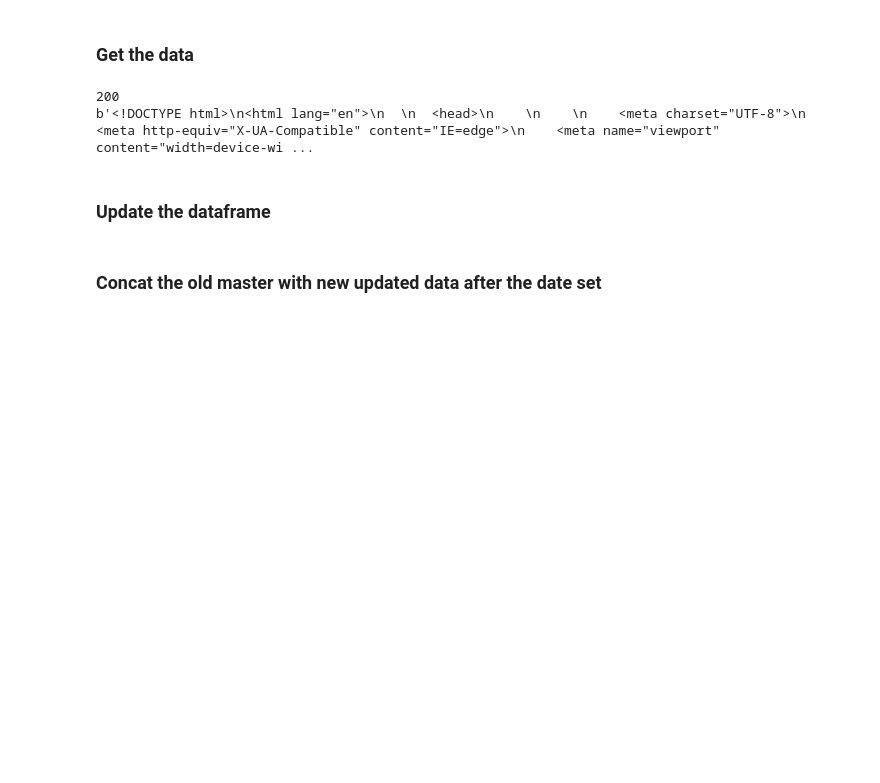
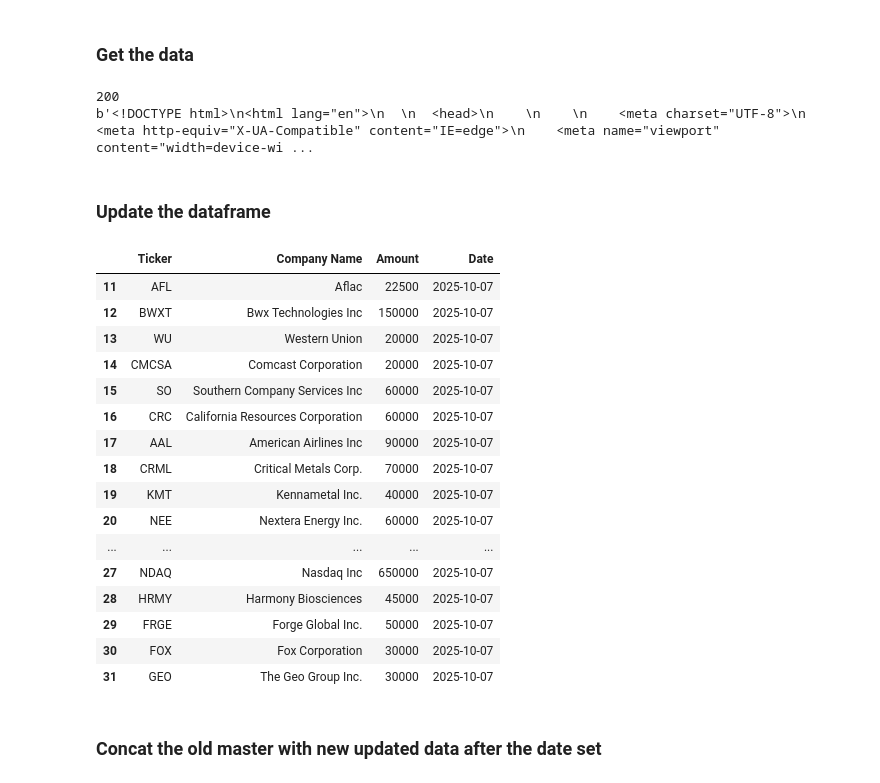
Before and after one commit to fonanroley/projects, a Jupyter notebook: update_master.ipynb, the cells around one changed output. Saved outputs shown, nothing was run; the diff lists cells and outputs as text; code cells hidden in the pictures; blank space fills up the shorter version.

```diff
--- a/update_master.ipynb
+++ b/update_master.ipynb
@@ -90,6 +95,26 @@ for i in range(0, len(raw_data), 3):
 ### Update the dataframe
 # %%
 df_update = df_update[(df_update['Date'] >= start_date) & (df_update['Date'] <= end_date)]
+# %%
+df_update
+# %% [output]
+|  | Ticker | Company Name | Amount | Date |
+| 11 | AFL | Aflac | 22500 | 2025-10-07 |
+| 12 | BWXT | Bwx Technologies Inc | 150000 | 2025-10-07 |
+| 13 | WU | Western Union | 20000 | 2025-10-07 |
+| 14 | CMCSA | Comcast Corporation | 20000 | 2025-10-07 |
+| 15 | SO | Southern Company Services Inc | 60000 | 2025-10-07 |
+| 16 | CRC | California Resources Corporation | 60000 | 2025-10-07 |
+| 17 | AAL | American Airlines Inc | 90000 | 2025-10-07 |
+| 18 | CRML | Critical Metals Corp. | 70000 | 2025-10-07 |
+| 19 | KMT | Kennametal Inc. | 40000 | 2025-10-07 |
+| 20 | NEE | Nextera Energy Inc. | 60000 | 2025-10-07 |
+| ... | ... | ... | ... | ... |
+| 27 | NDAQ | Nasdaq Inc | 650000 | 2025-10-07 |
+| 28 | HRMY | Harmony Biosciences | 45000 | 2025-10-07 |
+| 29 | FRGE | Forge Global Inc. | 50000 | 2025-10-07 |
+| 30 | FOX | Fox Corporation | 30000 | 2025-10-07 |
+| 31 | GEO | The Geo Group Inc. | 30000 | 2025-10-07 |
 # %% [markdown]
 ### Concat the old master with new updated data after the date set
 # %%
```
Also changed, not shown: parts of 4 cells of this notebook, 1 other file.
